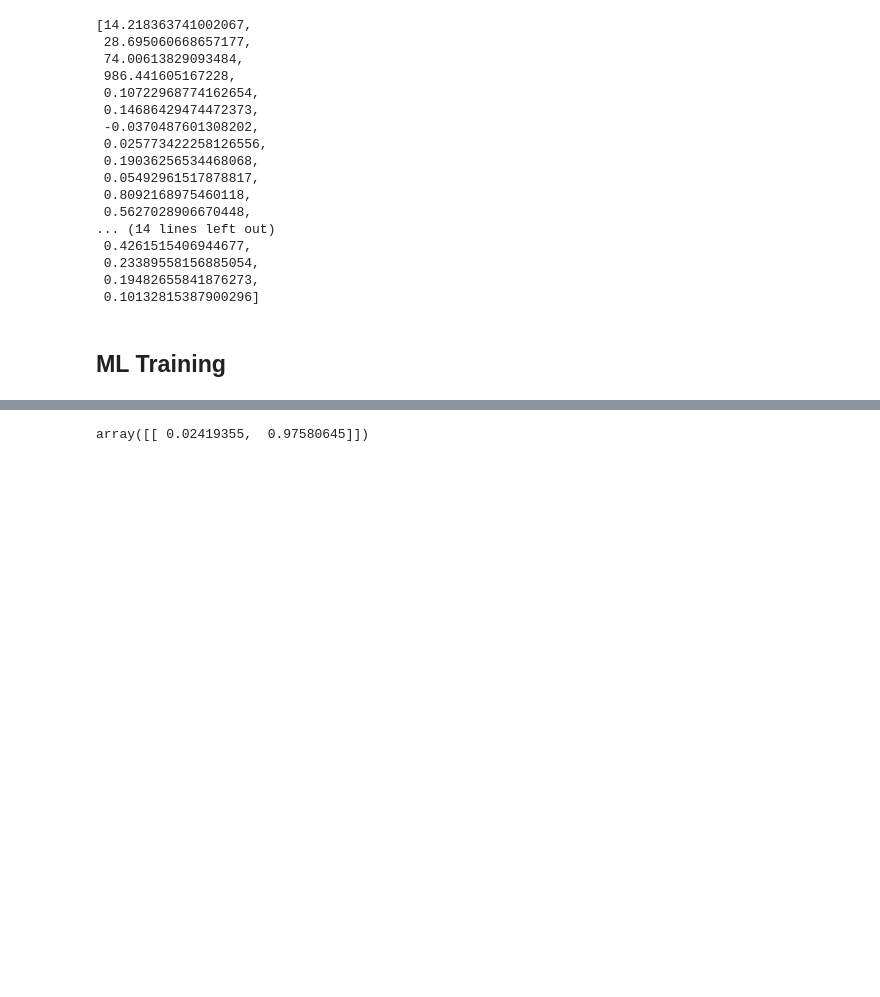
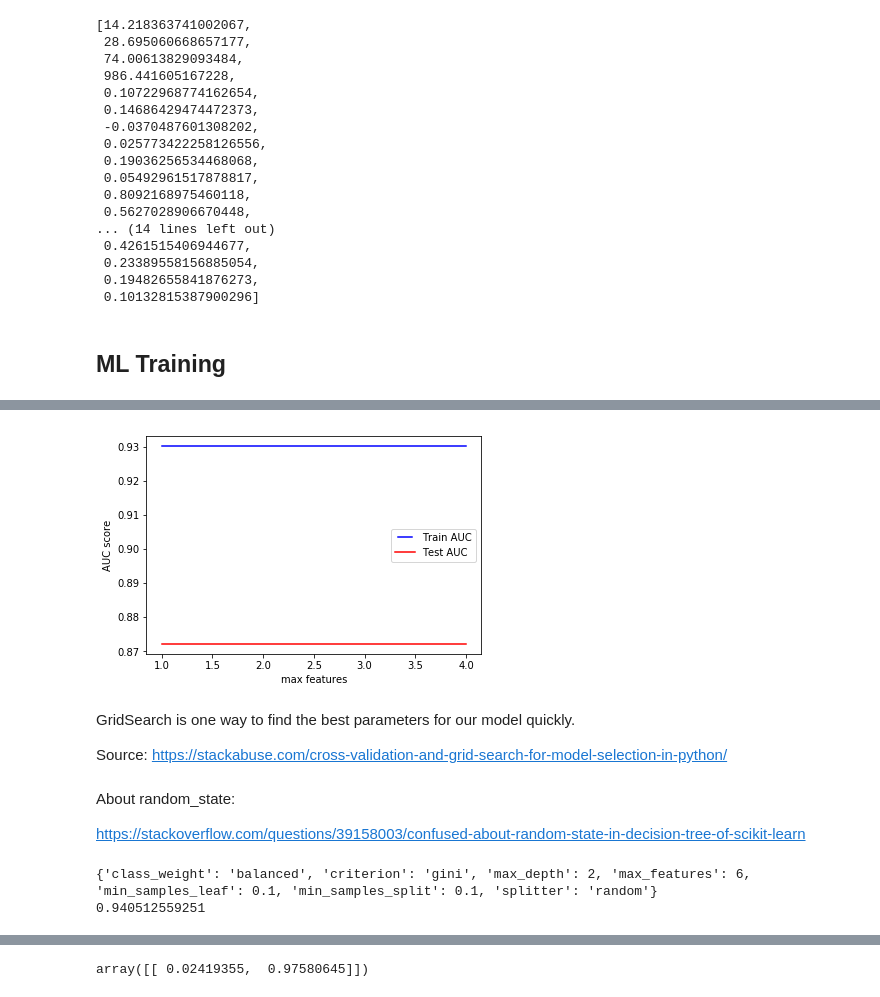
Before and after one commit to rswaggs/Breast-Cancer-Malignant-Detection, a Jupyter notebook: Scripts/Exploring_dataset.ipynb, the cells around one changed output, grey strips where cells are left out. Cells and saved outputs as stored; diff of their text form; code cells hidden in the pictures; blank space fills up the shorter version.

```diff
--- a/Scripts/Exploring_dataset.ipynb
+++ b/Scripts/Exploring_dataset.ipynb
@@ -243,0 +471,34 @@ breast_cancer_df.head()
+# %%
+max_features = list(range(1,X.shape[1]))
+train_results = []
+test_results = []
+for max_feature in max_features:
+   dt = DecisionTreeClassifier(criterion = "gini", random_state = 0,
+                               max_depth = 3, min_samples_split = 0.3,
+                               min_samples_leaf = 0.3, max_features=None)
+   dt.fit(X_train, y_train)
+   train_pred = dt.predict(X_train)
+   false_positive_rate, true_positive_rate, thresholds = roc_curve(y_train, train_pred)
+   roc_auc = auc(false_positive_rate, true_positive_rate)
+   train_results.append(roc_auc)
+   y_pred = dt.predict(X_test)
+   false_positive_rate, true_positive_rate, thresholds = roc_curve(y_test, y_pred)
+   roc_auc = auc(false_positive_rate, true_positive_rate)
+   test_results.append(roc_auc)
+from matplotlib.legend_handler import HandlerLine2D
+line1, = plt.plot(max_features, train_results, 'b', label="Train AUC")
+line2, = plt.plot(max_features, test_results, 'r', label="Test AUC")
+plt.legend(handler_map={line1: HandlerLine2D(numpoints=2)})
+plt.ylabel('AUC score')
+plt.xlabel('max features')
+plt.show()
+# %% [output]
+[figure, added]
+# %% [markdown]
+GridSearch is one way to find the best parameters for our model quickly.
+
+Source: https://stackabuse.com/cross-validation-and-grid-search-for-model-selection-in-python/
+# %% [markdown]
+About random_state:
+
+https://stackoverflow.com/questions/39158003/confused-about-random-state-in-decision-tree-of-scikit-learn
@@ -243,0 +507,37 @@ breast_cancer_df.head()
+# %%
+# All combinations of these parameters will be tried out
+# So n_total = n_criterion * n_max_depth * ...
+grid_param = {
+    'criterion' : ["gini", "entropy"],
+    'splitter' : ["best", "random"],
+    'max_depth': [2, 3, 4, 5],
+    'min_samples_split' : [0.1, 0.2, 0.3, 0.4],
+    'min_samples_leaf' : [0.1, 0.2, 0.3, 0.4],
+    'max_features' : [3, 4, 5, 6, 7, 8, 9, 10],
+    'class_weight' : ["balanced", None]
+}
+
+# Code in the values you want to remain static, like the random_state
+classifier = DecisionTreeClassifier(random_state=0)
+
+# For scoring use accuracy, f1, roc_auc
+# http://scikit-learn.org/stable/modules/model_evaluation.html#scoring-parameter
+# cv is the number of kfold cross validations, executions = n_total * cv
+gd_sr = GridSearchCV(estimator=classifier,
+                     param_grid=grid_param,
+                     scoring='precision',
+                     cv=5,
+                     n_jobs=-1)
+
+gd_sr.fit(X_train, y_train)
+
+# Get parameters that gave the best accuracy
+best_parameters = gd_sr.best_params_
+print(best_parameters)
+
+# Get the best accuracy achieved
+best_result = gd_sr.best_score_
+print(best_result)
+# %% [output]
+{'class_weight': 'balanced', 'criterion': 'gini', 'max_depth': 2, 'max_features': 6, 'min_samples_leaf': 0.1, 'min_samples_split': 0.1, 'splitter': 'random'}
+0.940512559251
```
Also changed, not shown: parts of 39 cells of this notebook, 2 other files.
